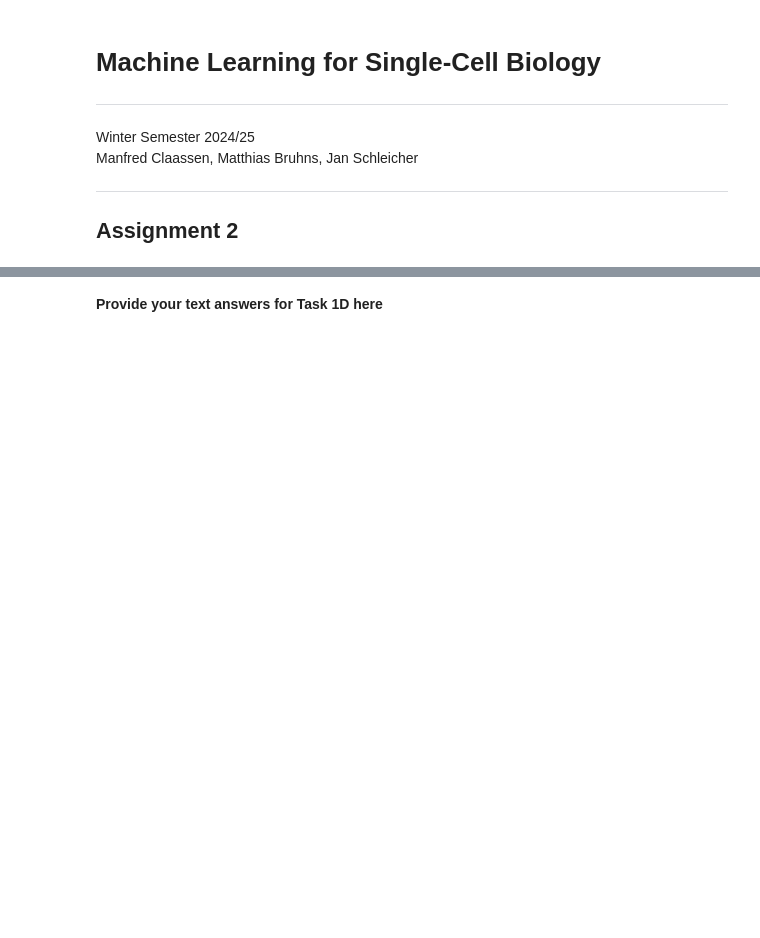
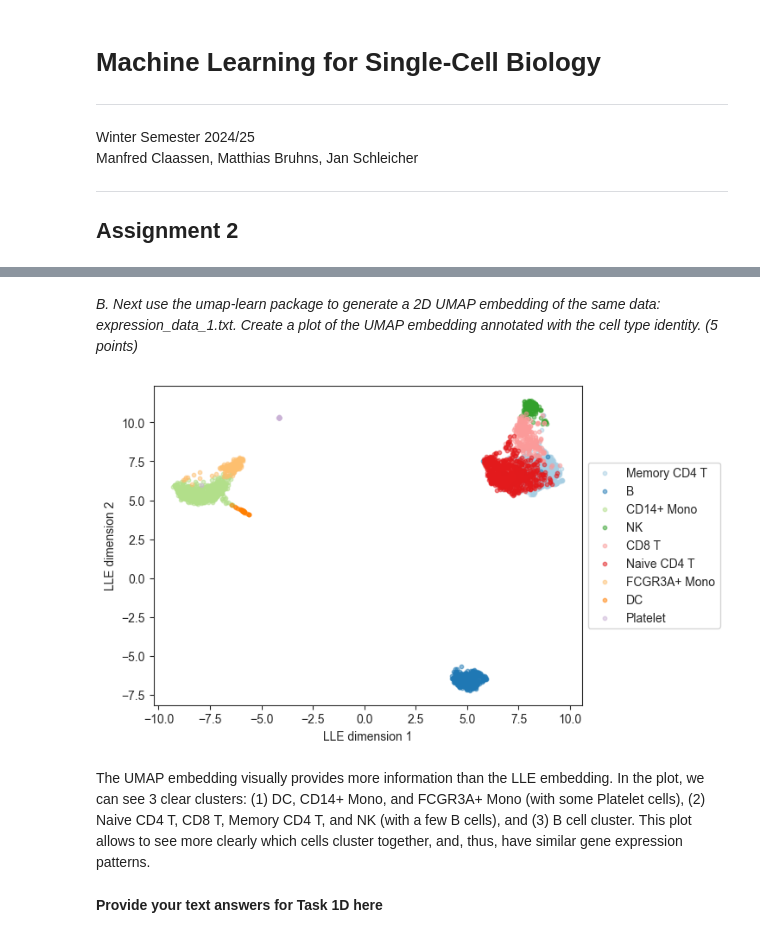
Before and after one commit to kerseviciute/machine-learning-for-single-cell-biology, a Jupyter notebook: hw2/mlscb_2024_assignment_02_code.ipynb, the cells around one changed output, grey strips where cells are left out. Drawn from its saved outputs; the diff is of its cells as text; code cells hidden in the pictures; blank space fills up the shorter version.

```diff
--- a/hw2/mlscb_2024_assignment_02_code.ipynb
+++ b/hw2/mlscb_2024_assignment_02_code.ipynb
@@ -63,9 +237,20 @@ task_01_solution = task_01_lle(data=expression_data_1, dim_n=2)
+# %% [markdown]
+_B. Next use the umap-learn package to generate a 2D UMAP embedding of the same data: expression_data_1.txt. Create a plot of the UMAP embedding annotated with the cell type identity. (5 points)_
 # %%
 # Task 1B
 # Compute UMAP embedding of the given data and plot it
-#########################
-# INSERT YOUR CODE HERE #
-#########################
+umap = UMAP()
+embedding_umap = umap.fit_transform(expression_data_1)
+# %%
+plot_embedding(
+    categories = metadata_1.cell_type.astype("category"),
+    embedding = embedding_umap,
+    alpha = 0.5
+)
+# %% [output]
+[figure, added]
+# %% [markdown]
+The UMAP embedding visually provides more information than the LLE embedding. In the plot, we can see 3 clear clusters: (1) DC, CD14+ Mono, and FCGR3A+ Mono (with some Platelet cells), (2) Naive CD4 T, CD8 T, Memory CD4 T, and NK (with a few B cells), and (3) B cell cluster. This plot allows to see more clearly which cells cluster together, and, thus, have similar gene expression patterns.
 # %%
 # Task 1C
 # Compute LLE and UMAP embeddings with different numbers of neighbors
```
Also changed, not shown: parts of 14 cells of this notebook.
